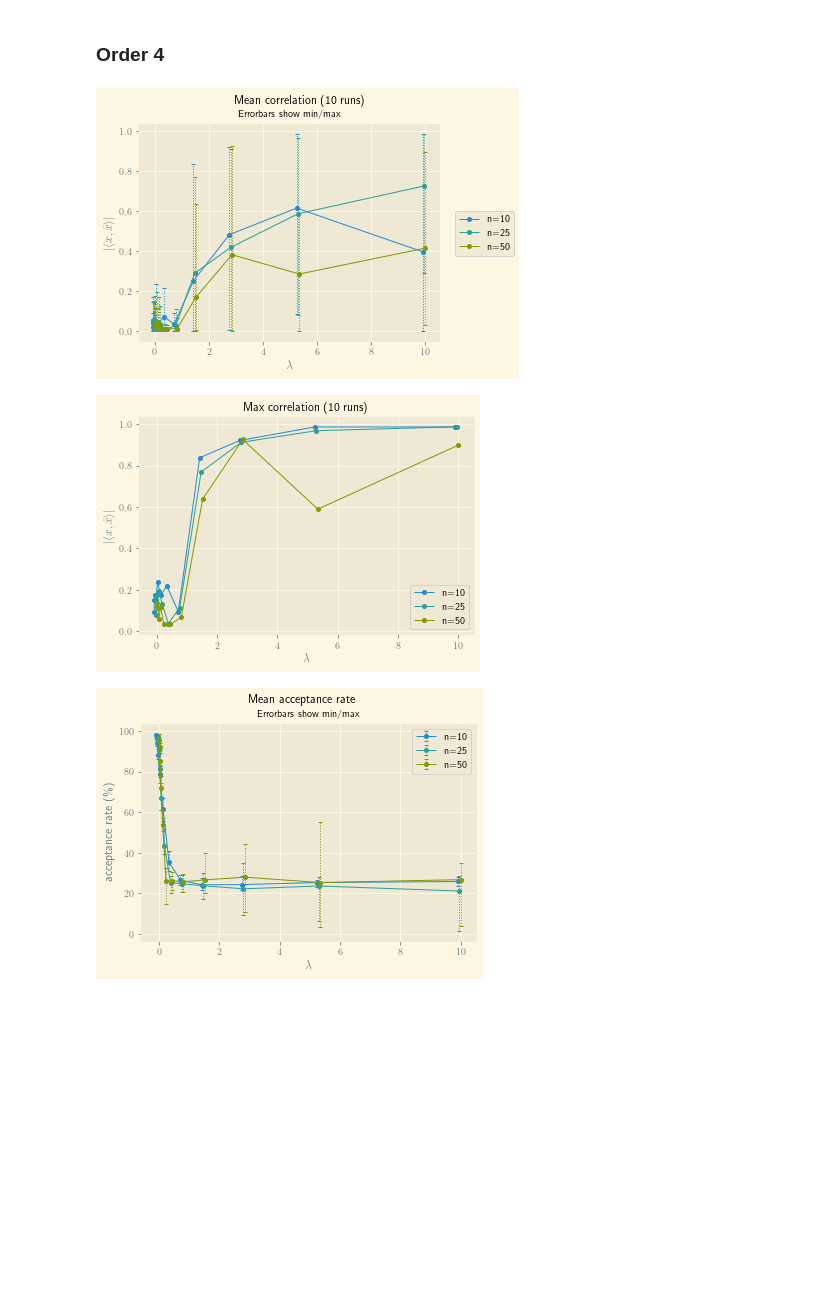
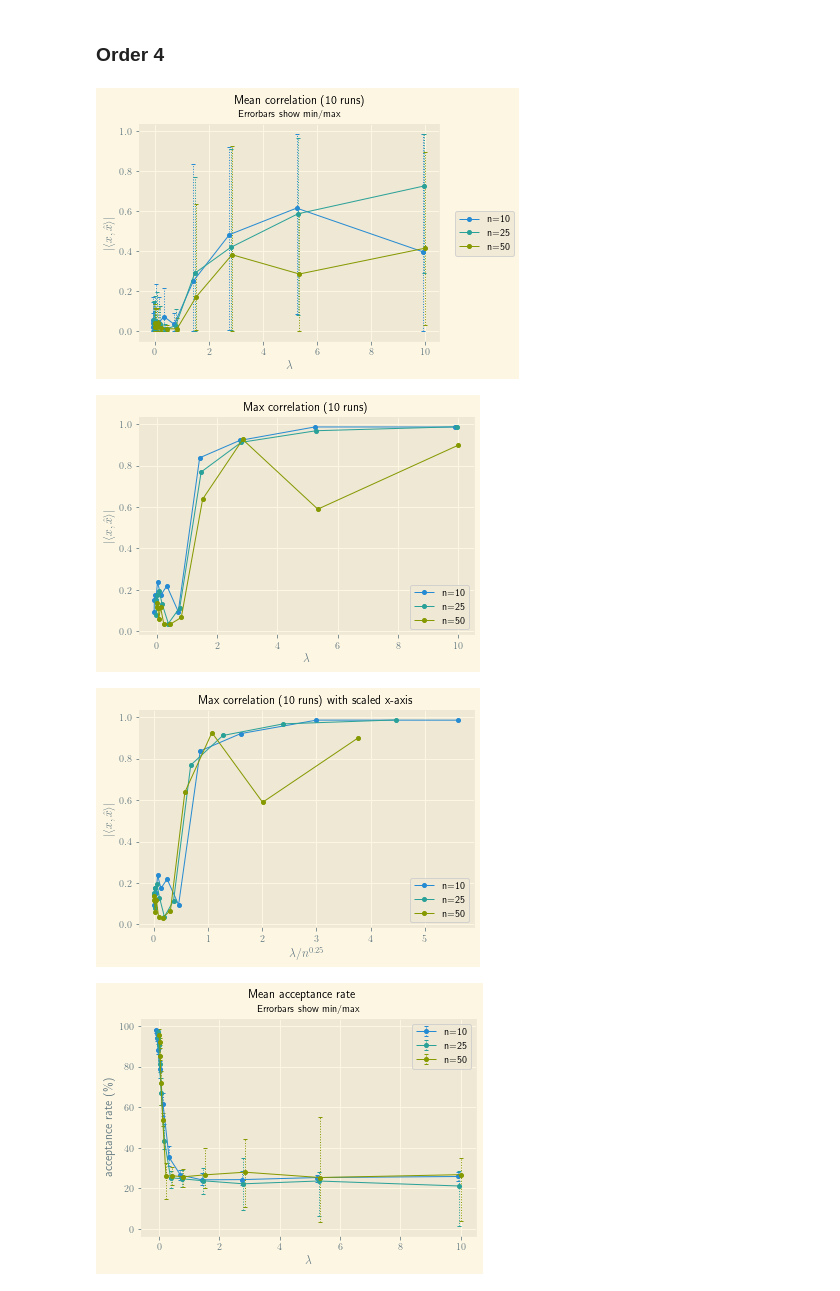
Before and after one commit to fhehli/tensor-pca, a Jupyter notebook: plot.ipynb, the cells around one changed output. Cells and saved outputs as stored; diff of their text form; code cells hidden in the pictures; blank space fills up the shorter version.

```diff
--- a/plot.ipynb
+++ b/plot.ipynb
@@ -431,34 +426,56 @@ with plt.style.context("Solarize_Light2"):
     plt.legend()
     plt.savefig(f"figures/{run}/correlations_max.png", dpi=900)
 
+    # max correlation plot with scaled x-axis
+    plt.figure()
+
+    for i, dim in enumerate(dims):
+        maxs = np.abs(final_correlations).max(axis=1)[
+            i * n_lambdas : (i + 1) * n_lambdas
+        ]
+        eb = plt.plot(
+            lambdas / dim**0.25,
+            maxs,
+            "o-",
+            label=labels[i],
+            linewidth=1,
+            markersize=4,
+        )
+    plt.title(f"Max correlation ({n_runs} runs) with scaled x-axis", fontsize=12)
+    plt.xlabel(r"$\lambda/n^{0.25}$")
+    plt.ylabel(r"$|\langle x, \hat{x}\rangle |$")
+    plt.legend()
+    plt.savefig(f"figures/{run}/correlations_scaledaxis_0.25.png", dpi=900)
+
     # acceptance rate plot
     plt.figure()
 
     for i in range(n_dims):
         means = 100 * acceptance_rates.mean(axis=1)[i * n_lambdas : (i + 1) * n_lambdas]
         mins = 100 * acceptance_rates.min(axis=1)[i * n_lambdas : (i + 1) * n_lambdas]
         maxs = 100 * acceptance_rates.max(axis=1)[i * n_lambdas : (i + 1) * n_lambdas]
         eb = plt.errorbar(
             (i - 2) * 0.05 + lambdas,
             means,
             yerr=[means - mins, maxs - means],
             label=labels[i],
             fmt="o-",
             linewidth=1,
             markersize=4,
             capsize=2,
             elinewidth=1,
         )
         eb[-1][0].set_linestyle(":")
     plt.suptitle("Mean acceptance rate", fontsize=12)
     plt.title("Errorbars show min/max", fontsize=10)
 
     plt.xlabel(r"$\lambda$")
     plt.ylabel(r"acceptance rate (\%)")
 
     plt.legend()
     plt.savefig(f"figures/{run}/acceptance_rates.png", dpi=900)
 # %% [output]
 [figure]
 [figure]
-[figure, old version]
+[figure, new version]
+[figure, added]
```
Also changed, not shown: parts of 6 cells of this notebook, 16 other files.
